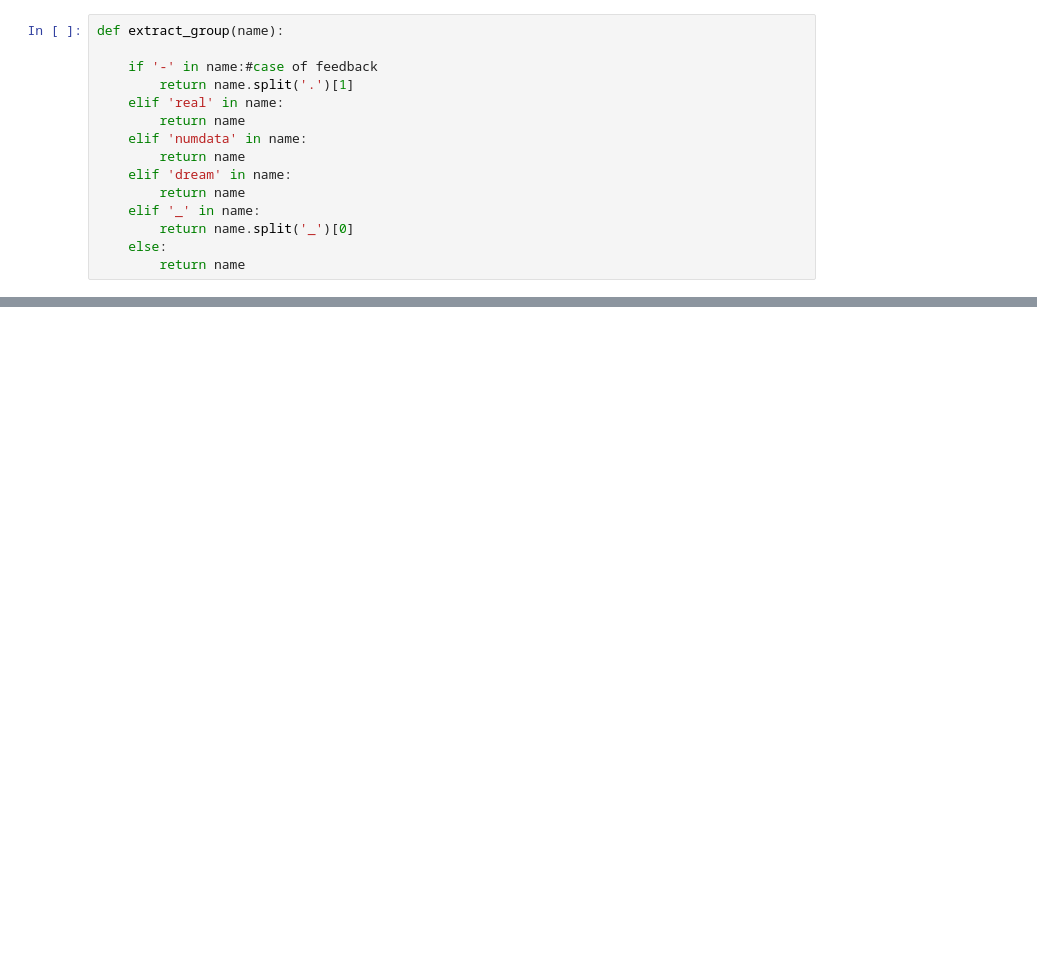
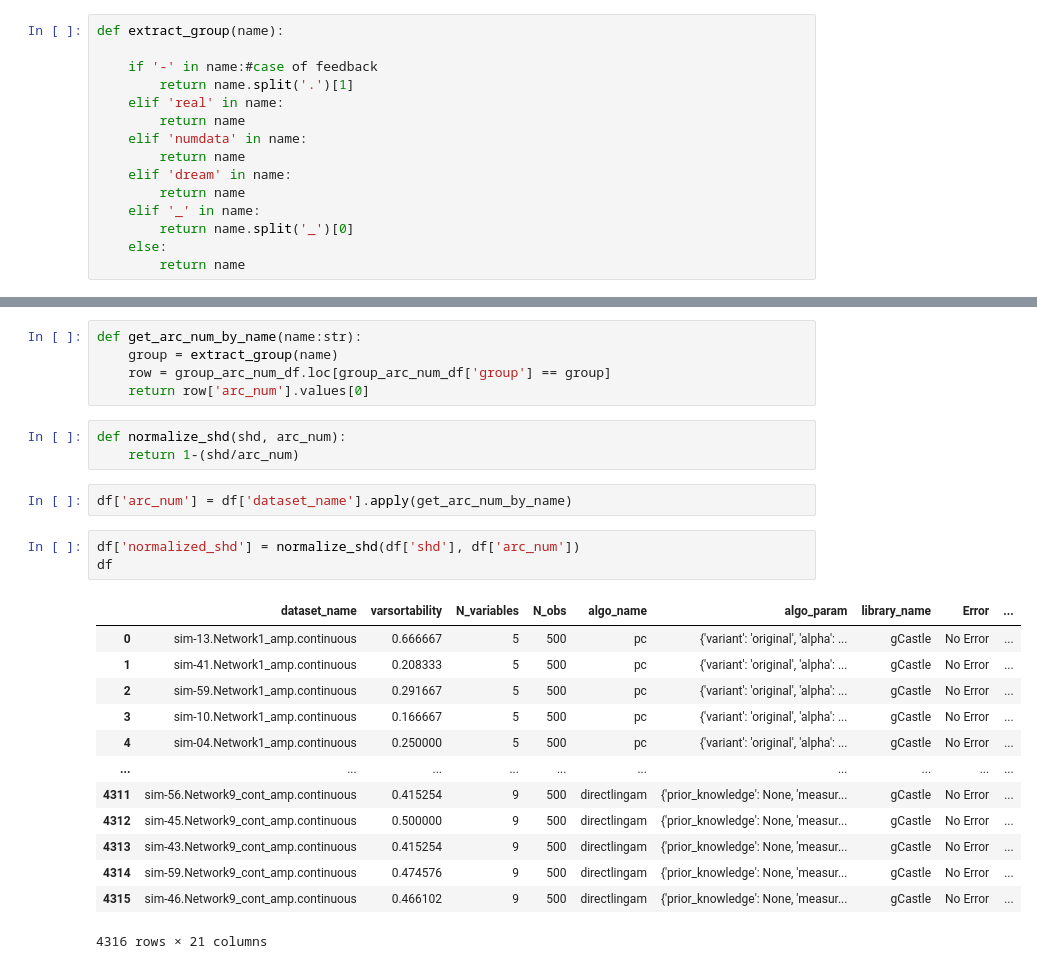
Before and after one commit to ravivanpong/CausalBench, a Jupyter notebook: evaluation/Evaluation_shd_gcastle4_on_feedback.ipynb, the cells around one changed output, grey strips where cells are left out. Cells and saved outputs as stored; diff of their text form; blank space fills up the shorter version.

Commit message:
evaluate normalized shd

```diff
--- a/evaluation/Evaluation_shd_gcastle4_on_feedback.ipynb
+++ b/evaluation/Evaluation_shd_gcastle4_on_feedback.ipynb
@@ -29,0 +57,27 @@ group_arc_num_df
+# %%
+def get_arc_num_by_name(name:str):
+    group = extract_group(name)
+    row = group_arc_num_df.loc[group_arc_num_df['group'] == group]
+    return row['arc_num'].values[0]
+# %%
+def normalize_shd(shd, arc_num):
+    return 1-(shd/arc_num)
+# %%
+df['arc_num'] = df['dataset_name'].apply(get_arc_num_by_name)
+# %%
+df['normalized_shd'] = normalize_shd(df['shd'], df['arc_num'])
+df
+# %% [output]
+|  | dataset_name | varsortability | N_variables | N_obs | algo_name | algo_param | library_name | Error | ... |
+| 0 | sim-13.Network1_amp.continuous | 0.666667 | 5 | 500 | pc | {'variant': 'original', 'alpha': ... | gCastle | No Error | ... |
+| 1 | sim-41.Network1_amp.continuous | 0.208333 | 5 | 500 | pc | {'variant': 'original', 'alpha': ... | gCastle | No Error | ... |
+| 2 | sim-59.Network1_amp.continuous | 0.291667 | 5 | 500 | pc | {'variant': 'original', 'alpha': ... | gCastle | No Error | ... |
+| 3 | sim-10.Network1_amp.continuous | 0.166667 | 5 | 500 | pc | {'variant': 'original', 'alpha': ... | gCastle | No Error | ... |
+| 4 | sim-04.Network1_amp.continuous | 0.250000 | 5 | 500 | pc | {'variant': 'original', 'alpha': ... | gCastle | No Error | ... |
+| ... | ... | ... | ... | ... | ... | ... | ... | ... | ... |
+| 4311 | sim-56.Network9_cont_amp.continuous | 0.415254 | 9 | 500 | directlingam | {'prior_knowledge': None, 'measur... | gCastle | No Error | ... |
+| 4312 | sim-45.Network9_cont_amp.continuous | 0.500000 | 9 | 500 | directlingam | {'prior_knowledge': None, 'measur... | gCastle | No Error | ... |
+| 4313 | sim-43.Network9_cont_amp.continuous | 0.415254 | 9 | 500 | directlingam | {'prior_knowledge': None, 'measur... | gCastle | No Error | ... |
+| 4314 | sim-59.Network9_cont_amp.continuous | 0.474576 | 9 | 500 | directlingam | {'prior_knowledge': None, 'measur... | gCastle | No Error | ... |
+| 4315 | sim-46.Network9_cont_amp.continuous | 0.466102 | 9 | 500 | directlingam | {'prior_knowledge': None, 'measur... | gCastle | No Error | ... |
+4316 rows × 21 columns
```
Also changed, not shown: parts of 9 cells of this notebook, 1 other file.
